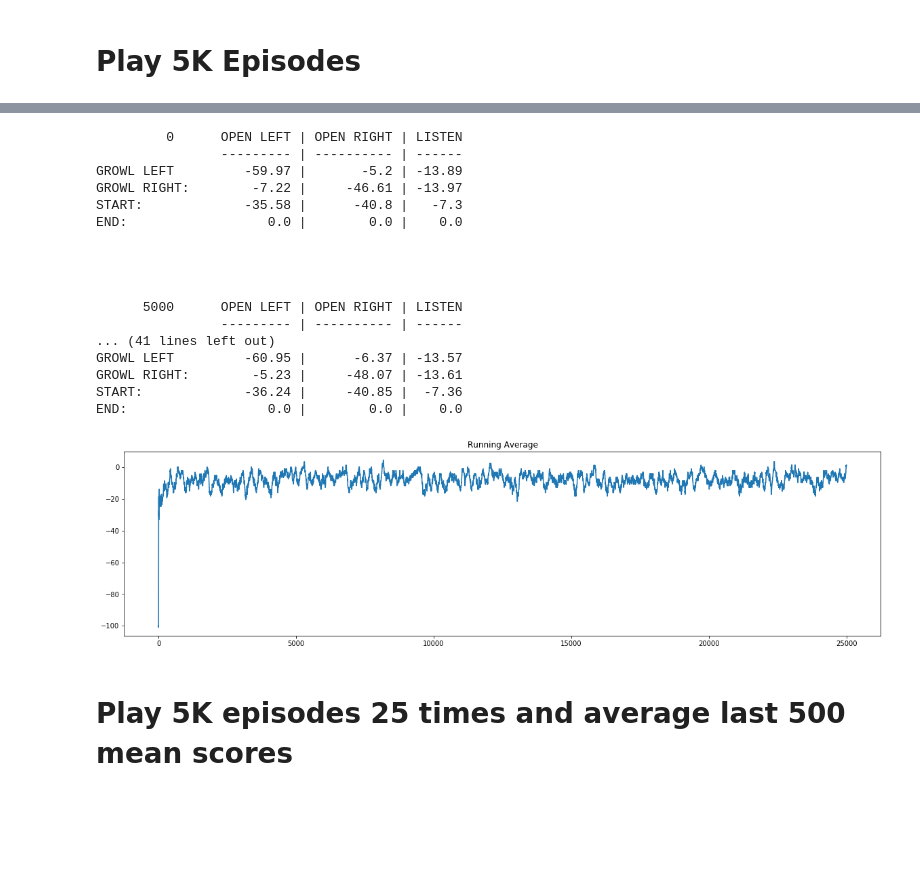
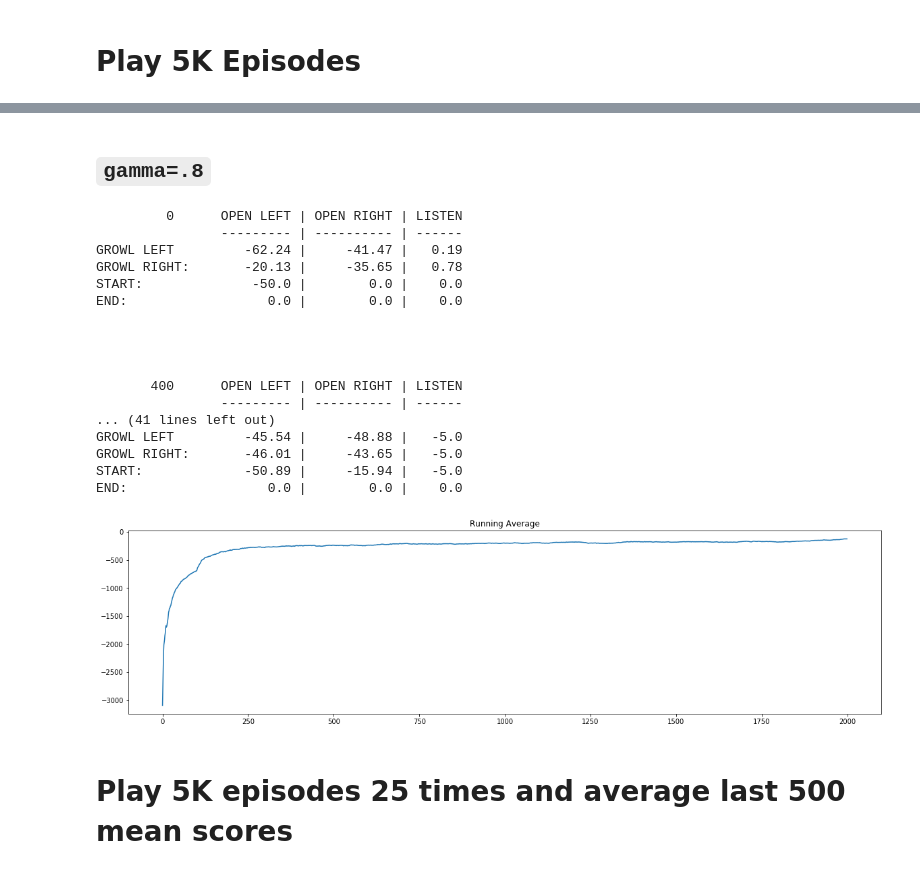
Before and after one commit to jackblandin/research, a Jupyter notebook: notebooks/tiger_env/qlearner.ipynb, the cells around one changed output, grey strips where cells are left out. Saved outputs shown, nothing was run; the diff lists cells and outputs as text; code cells hidden in the pictures; blank space fills up the shorter version.

```diff
--- a/notebooks/tiger_env/qlearner.ipynb
+++ b/notebooks/tiger_env/qlearner.ipynb
@@ -41,8 +41,8 @@ from rlpomdp.utils import play_one, plot_running_avg
 from rlpomdp.models.tiger_env import QLearner
 
 env = gym.make('Tiger-v0')
-env.__init__(reward_tiger=-100, reward_gold=10, reward_listen=-1)
-model = QLearner(env, initial_alpha=.5, gamma=1, alpha_decay=.5)
+env.__init__(reward_tiger=-100, reward_gold=10, reward_listen=-1, max_steps_per_episode=500)
+model = QLearner(env, initial_alpha=.5, gamma=1, alpha_decay=.4)
 eps = 1
 n = 0
 ot = env.reset()
@@ -115,41 +179,48 @@ END:                  0.0 |        0.0 |    0.0
+# %% [markdown]
+## `gamma=.8`
 # %%
-N = 25000
+env = gym.make('Tiger-v0')
+env.__init__(reward_tiger=-100, reward_gold=10, reward_listen=-1)
+model = QLearner(env, initial_alpha=.5, gamma=.8, alpha_decay=.4)
+eps = 1
+n = 0
+ot = env.reset()
+
+N = 2000
 totalrewards = np.empty(N)
 for n in range(N):
-    if n >= N - 500:
+    if n >= N - 50:
         eps = 0
     else:
         eps = 1.0/np.sqrt(n+1)
-        eps=0
-    eps = 1.0/np.sqrt(n+1)
-    totalreward = play_one(env, model, eps, max_steps=3)
+    totalreward = play_one(env, model, eps)
     totalrewards[n] = totalreward
     if n % (N/5) == 0:
         print_model(model, n=n)
 
-print("avg reward for last 500 episodes:", totalrewards[-500:].mean())
+print("avg reward for last 500 episodes:", totalrewards[-50:].mean())
 
 print_model(model, n=n)
 plot_running_avg(totalrewards)
 # %% [output]
          0      OPEN LEFT | OPEN RIGHT | LISTEN
                 --------- | ---------- | ------
-GROWL LEFT         -59.97 |       -5.2 | -13.89
-GROWL RIGHT:        -7.22 |     -46.61 | -13.97
-START:             -35.58 |      -40.8 |   -7.3
+GROWL LEFT         -62.24 |     -41.47 |   0.19
+GROWL RIGHT:       -20.13 |     -35.65 |   0.78
+START:              -50.0 |        0.0 |    0.0
 END:                  0.0 |        0.0 |    0.0
 
 
 
 
-      5000      OPEN LEFT | OPEN RIGHT | LISTEN
+       400      OPEN LEFT | OPEN RIGHT | LISTEN
                 --------- | ---------- | ------
 ... (41 lines left out)
-GROWL LEFT         -60.95 |      -6.37 | -13.57
-GROWL RIGHT:        -5.23 |     -48.07 | -13.61
-START:             -36.24 |     -40.85 |  -7.36
+GROWL LEFT         -45.54 |     -48.88 |   -5.0
+GROWL RIGHT:       -46.01 |     -43.65 |   -5.0
+START:             -50.89 |     -15.94 |   -5.0
 END:                  0.0 |        0.0 |    0.0
-[figure, old version]
+[figure, new version]
 # %% [markdown]
 # Play 5K episodes 25 times and average last 500 mean scores
 # %%
```
Also changed, not shown: parts of 6 cells of this notebook, 17 other files.
